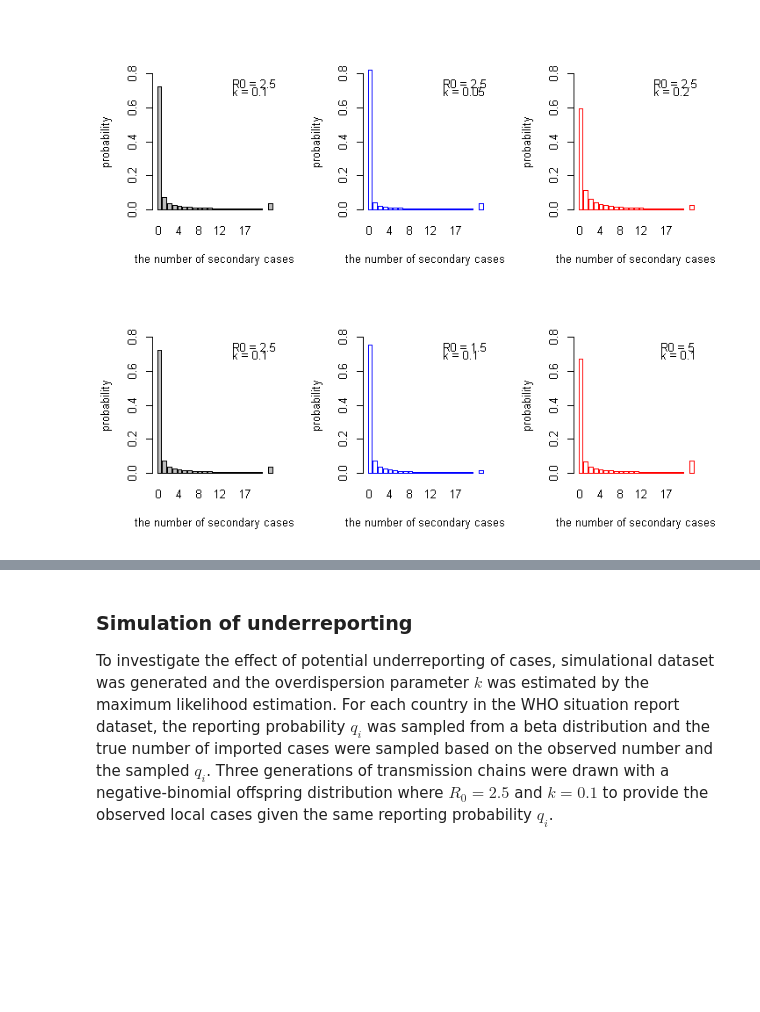
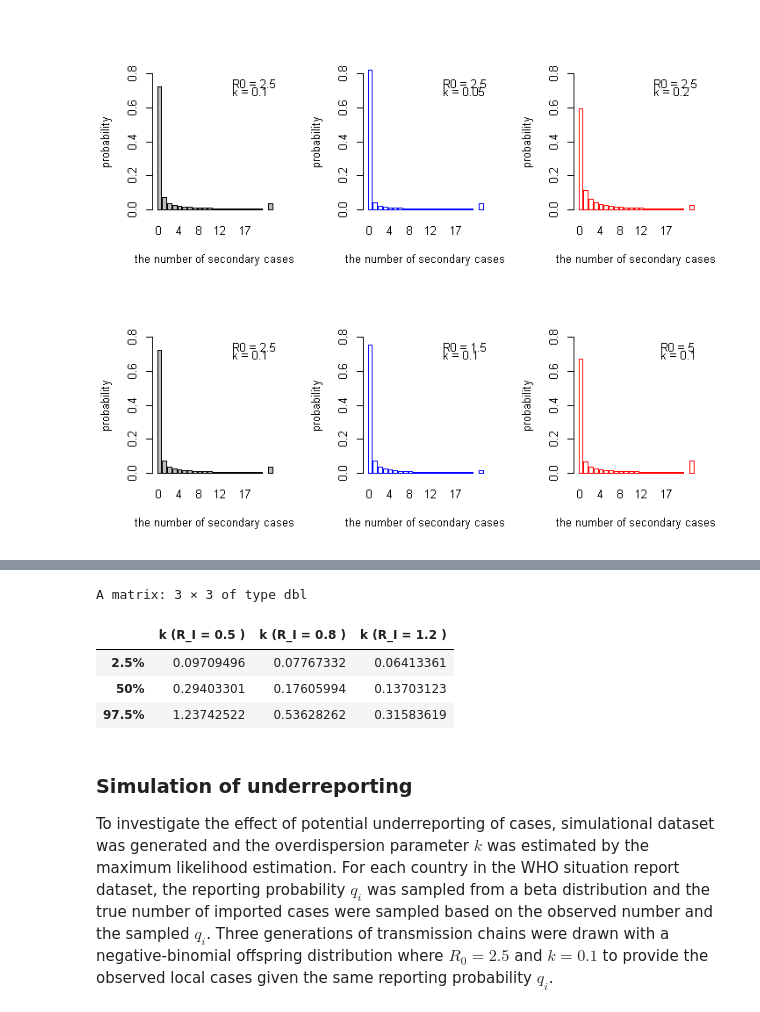
Before and after one commit to akira-endo/COVID19_clustersize, a Jupyter notebook: src/COVID19_clustersize.ipynb, the cells around one changed output, grey strips where cells are left out. Saved outputs shown, nothing was run; the diff lists cells and outputs as text; code cells hidden in the pictures; blank space fills up the shorter version.

Commit message:
Sensitivity analysis: small R for imported cases

```diff
--- a/src/COVID19_clustersize.ipynb
+++ b/src/COVID19_clustersize.ipynb
@@ -113,7 +113,11 @@ ocases=WHO_data$ongoingbranches
 # cluster size inference
 # for extinct clusters
 library(VGAM)
-llextinct<-function(icases,lcases,R0,k){
+library(matrixStats)
+llextinct<-function(icases,lcases,R0,k,importcontrol=F){
+    if(importcontrol){# For Sensitivity: different R0 for imported cases
+        return(llextinct_importcontrol(icases,lcases,R0,k))
+    }
     if(length(icases)==0)return(0)
     tcases=lcases+icases
     lls=log(k)+log(icases)-log((k+1)*tcases-icases)+lchoose((k+1)*tcases-icases,tcases-icases)+(tcases-icases)*(log(R0)-log(k))-((k+1)*tcases-icases)*log(1+R0/k)
@@ -121,14 +125,14 @@ llextinct<-function(icases,lcases,R0,k){
 }
 
 # only use the number as the lower bound of cluster size for ongoing countries
-lltruncate<-function(icases,lcases,R0,k){
+lltruncate<-function(icases,lcases,R0,k,importcontrol=F){
     if(length(icases)==0) return(0)
     ll=0
     for(i in 1:length(icases)){
         lprob=0
         if(icases[i]==0||lcases[i]==0)next
         for(x in 0:(lcases[i]-1)){
-            lle=llextinct(icases[i],x,R0,k)
+            lle=llextinct(icases[i],x,R0,k,importcontrol)
             if(lprob<lle){
                 lprob=-Inf
                 break
@@ -140,13 +144,13 @@ lltruncate<-function(icases,lcases,R0,k){
     return(ll)
 }
 
-lltotal<-function(R0invk,icases,lcases,isextinct){
+lltotal<-function(R0invk,icases,lcases,isextinct,importcontrol=F){
     R0=R0invk[1];k=1/R0invk[2]
-    llextinct(icases[isextinct],lcases[isextinct],R0,k)+lltruncate(icases[!isextinct],lcases[!isextinct],R0,k)
+    llextinct(icases[isextinct],lcases[isextinct],R0,k,importcontrol)+lltruncate(icases[!isextinct],lcases[!isextinct],R0,k,importcontrol)
 }
-lltotal_R0<-function(invk,icases,lcases,isextinct,R0){
+lltotal_R0<-function(invk,icases,lcases,isextinct,R0,importcontrol=F){
     k=1/invk
-    llextinct(icases[isextinct],lcases[isextinct],R0,k)+lltruncate(icases[!isextinct],lcases[!isextinct],R0,k)
+    llextinct(icases[isextinct],lcases[isextinct],R0,k,importcontrol)+lltruncate(icases[!isextinct],lcases[!isextinct],R0,k,importcontrol)
 }
 # %% [output]
 Warning message:
@@ -320,3 +341,30 @@ legend("topright",c("R0 = 5  ","k = 0.1  "),bty="n")
+# %%
+Data=list(N=13,mon.names=c("R0_imp","R0_loc","k"),parm.names="invk",R0=c(1,2.5),icases=icases,lcases=lcases,ocases=ocases,isextinct=isextinct)
+Model=function(parm,Data){
+    invk=interval(parm,0)
+    lp=lltotal_R0(invk,Data$icases,Data$lcases,Data$isextinct,Data$R0,T)
+    lp=lp+dnorm(invk,0,10,log=T)
+    return(list(LP=lp,Dev=-2*lp,Monitor=c(Data$R0,1/invk),yhat=NULL,parm=invk))
+}
+R0s=c(0.5,0.8,1.2)
+niter=10000
+set.seed(20)
+mcmcfits=lapply(R0s,function(R0){
+    Data$R0[1]=R0
+    fit=LaplacesDemon(Model=Model,Data=Data,Initial.Values=50,Covar=NULL,Iterations=niter,Status=niter,Thinning=10,Algorithm='HARM',Specs=list(alpha.star=0.2,B=NULL))
+})
+
+k_mcmc=sapply(mcmcfits,function(x){x$Monitor[(niter%/%20):(niter%/%10),3]})
+ll_mcmc=sapply(mcmcfits,function(x){-x$Deviance[(niter%/%20):(niter%/%10)]/2})
+# %%
+colnames(k_mcmc)=paste("k (R_I = ", c(0.5,0.8,1.2),")")
+apply(k_mcmc,2,quantile,c(0.025,0.5,0.975))
+# %% [output]
+A matrix: 3 × 3 of type dbl
+|  | k (R_I = 0.5 ) | k (R_I = 0.8 ) | k (R_I = 1.2 ) |
+| 2.5% | 0.09709496 | 0.07767332 | 0.06413361 |
+| 50% | 0.29403301 | 0.17605994 | 0.13703123 |
+| 97.5% | 1.23742522 | 0.53628262 | 0.31583619 |
 # %% [markdown]
 ### Simulation of underreporting
 To investigate the effect of potential underreporting of cases, simulational dataset was generated and the overdispersion parameter $k$ was estimated by the maximum likelihood estimation. For each country in the WHO situation report dataset, the reporting probability $q_i$ was sampled from a beta distribution and the true number of imported cases were sampled based on the observed number and the sampled $q_i$. Three generations of transmission chains were drawn with a negative-binomial offspring distribution where $R_0=2.5$ and $k=0.1$ to provide the observed local cases given the same reporting probability $q_i$.
```
Also changed, not shown: parts of 2 cells of this notebook, 1 other file.
